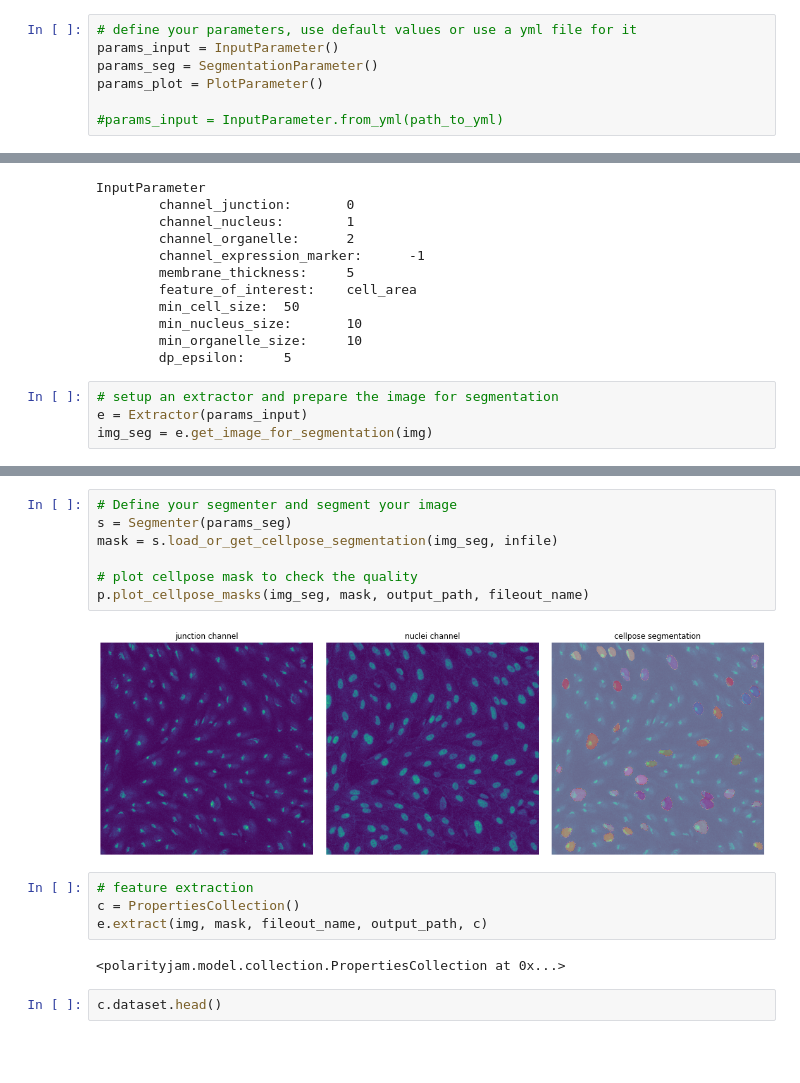
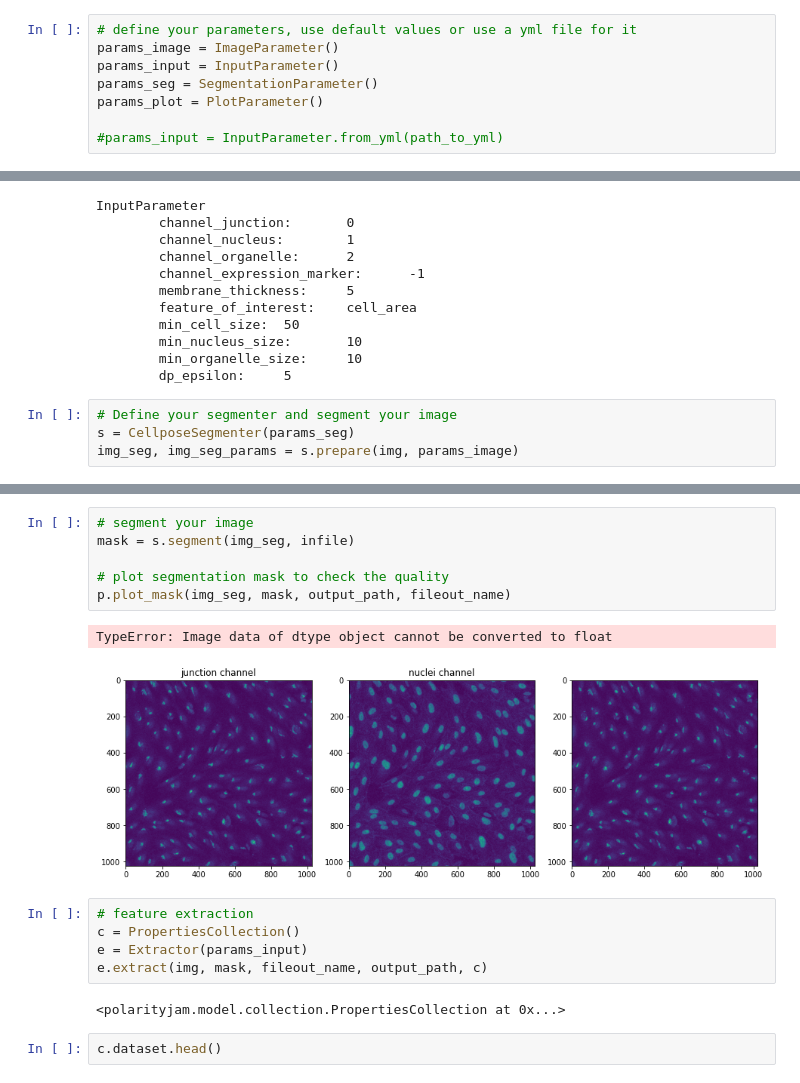
Before and after one commit to wgiese/polarityjam, a Jupyter notebook: polartyjam-notebook.ipynb, the cells around one changed output, grey strips where cells are left out. Drawn from its saved outputs; the diff is of its cells as text; blank space fills up the shorter version.

```diff
--- a/polartyjam-notebook.ipynb
+++ b/polartyjam-notebook.ipynb
@@ -18,6 +15,7 @@ fileout_name = "060721_EGM2_18dyn_01"
 img = read_image(infile)
 # %%
 # define your parameters, use default values or use a yml file for it
+params_image = ImageParameter()
 params_input = InputParameter()
 params_seg = SegmentationParameter()
 params_plot = PlotParameter()
@@ -42,9 +40,9 @@ InputParameter
         min_organelle_size:     10
         dp_epsilon:     5
 # %%
-# setup an extractor and prepare the image for segmentation
-e = Extractor(params_input)
-img_seg = e.get_image_for_segmentation(img)
+# Define your segmenter and segment your image
+s = CellposeSegmenter(params_seg)
+img_seg, img_seg_params = s.prepare(img, params_image)
 # %%
 # Define a plotter and check your image that is prepared for segmentation
 p = Plotter(params_plot)
@@ -54,17 +52,18 @@ p.plot_seg_channels(img_seg, output_path, infile)
 # %% [output]
 [figure]
 # %%
-# Define your segmenter and segment your image
-s = Segmenter(params_seg)
-mask = s.load_or_get_cellpose_segmentation(img_seg, infile)
+# segment your image
+mask = s.segment(img_seg, infile)
 
-# plot cellpose mask to check the quality
-p.plot_cellpose_masks(img_seg, mask, output_path, fileout_name)
+# plot segmentation mask to check the quality
+p.plot_mask(img_seg, mask, output_path, fileout_name)
 # %% [output]
+TypeError: Image data of dtype object cannot be converted to float
-[figure, old version]
+[figure, new version]
 # %%
 # feature extraction
 c = PropertiesCollection()
+e = Extractor(params_input)
 e.extract(img, mask, fileout_name, output_path, c)
 # %% [output]
 <polarityjam.model.collection.PropertiesCollection at 0x...>
```
Also changed, not shown: parts of 2 cells of this notebook, 7 other files.
